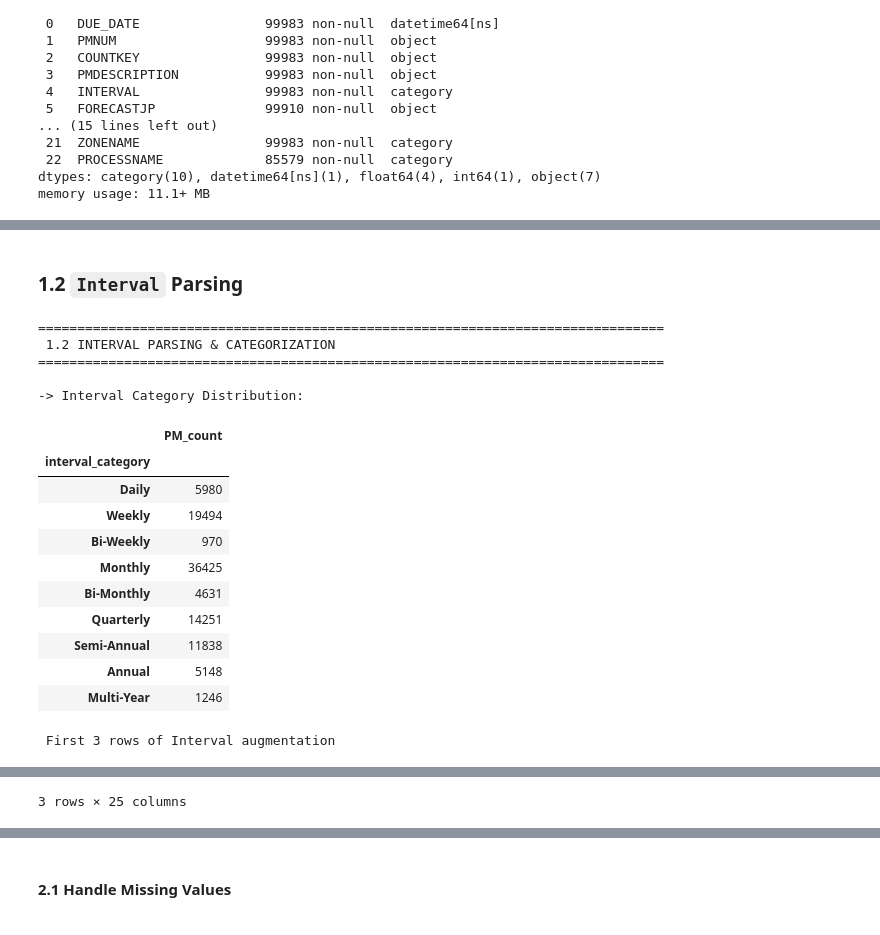
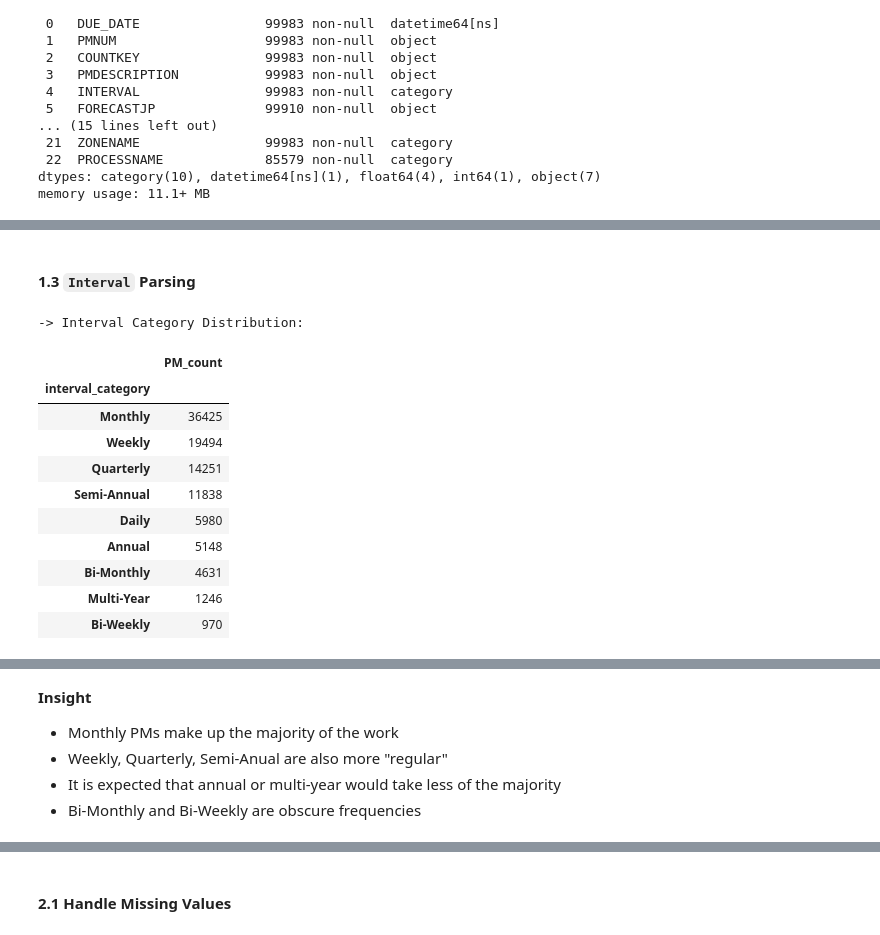
Before and after one commit to dev-festival/py4eda-project, a Jupyter notebook: notebooks/03_individual_exploration_mike.ipynb, the cells around one changed output, grey strips where cells are left out. Drawn from its saved outputs; the diff is of its cells as text; code cells hidden in the pictures.

Commit message:
update: coding complete, insights and comments in progress

```diff
--- a/notebooks/03_individual_exploration_mike.ipynb
+++ b/notebooks/03_individual_exploration_mike.ipynb
@@ -260,12 +230,8 @@ The Frequency Bands will be defined as such:
 |Annual:| 271-540 | At least once a year but less than every 1.5 years |
 |Multi-Year:| 541 | 1.5 year interval or more |
 # %% [markdown]
-### 1.2 `Interval` Parsing
+#### 1.3 `Interval` Parsing
 # %%
-print("="*80)
-print(" 1.2 INTERVAL PARSING & CATEGORIZATION")
-print("="*80)
-
 # Extract numeric value and unit to temporary columns
 df_forecast['interval_number'] = df_forecast['INTERVAL'].str.extract(r'^(\d+)-')[0].astype(float)
 df_forecast['interval_unit'] = df_forecast['INTERVAL'].str.extract(r'-([A-Z]+)$')[0]
@@ -278,48 +244,40 @@ conversion_factors = {
     'YEARS': 365.25
 }
 
 # New permanent column for interval days using .map()
 df_forecast['interval_days'] = df_forecast['interval_number'] * df_forecast['interval_unit'].map(conversion_factors)
 
 # Categorize into frequency bands using .cut()
 
 # Define bin edges and labels
 bins = [0, 3, 10, 20, 45, 75, 135, 270, 540, float('inf')]
 labels = ['Daily', 'Weekly', 'Bi-Weekly', 'Monthly', 'Bi-Monthly',
           'Quarterly', 'Semi-Annual', 'Annual', 'Multi-Year']
 
 df_forecast['interval_category'] = pd.cut(
     df_forecast['interval_days'],
     bins=bins,
     labels=labels,
     right=True  # Include right edge in each bin
 )
 
 # Check the categorization
 print("\n-> Interval Category Distribution:")
-category_dist = df_forecast['interval_category'].value_counts().sort_index()
+category_dist = df_forecast['interval_category'].value_counts().sort_values(ascending=False)
 display(category_dist.to_frame(name='PM_count'))
 
 # Clean up temporary columns (keep interval_days and interval_category)
 df_forecast = df_forecast.drop(['interval_number', 'interval_unit'], axis=1)
-
-print("\n First 3 rows of Interval augmentation")
-display(df_forecast.head(3))
 # %% [output]
-================================================================================
- 1.2 INTERVAL PARSING & CATEGORIZATION
-================================================================================
-
 -> Interval Category Distribution:
 |  | PM_count |
 | interval_category |  |
-| Daily | 5980 |
+| Monthly | 36425 |
 | Weekly | 19494 |
-| Bi-Weekly | 970 |
-| Monthly | 36425 |
-| Bi-Monthly | 4631 |
 | Quarterly | 14251 |
 | Semi-Annual | 11838 |
+| Daily | 5980 |
 | Annual | 5148 |
+| Bi-Monthly | 4631 |
 | Multi-Year | 1246 |
+| Bi-Weekly | 970 |
- First 3 rows of Interval augmentation
@@ -330,4 +284,9 @@ display(df_forecast.head(3))
-3 rows × 25 columns
+# %% [markdown]
+**Insight**
+ * Monthly PMs make up the majority of the work
+ * Weekly, Quarterly, Semi-Anual are also more "regular"
+ * It is expected that annual or multi-year would take less of the majority
+ * Bi-Monthly and Bi-Weekly are obscure frequencies
 # %% [markdown]
 ---
 
```
Also changed, not shown: parts of 21 cells of this notebook.
